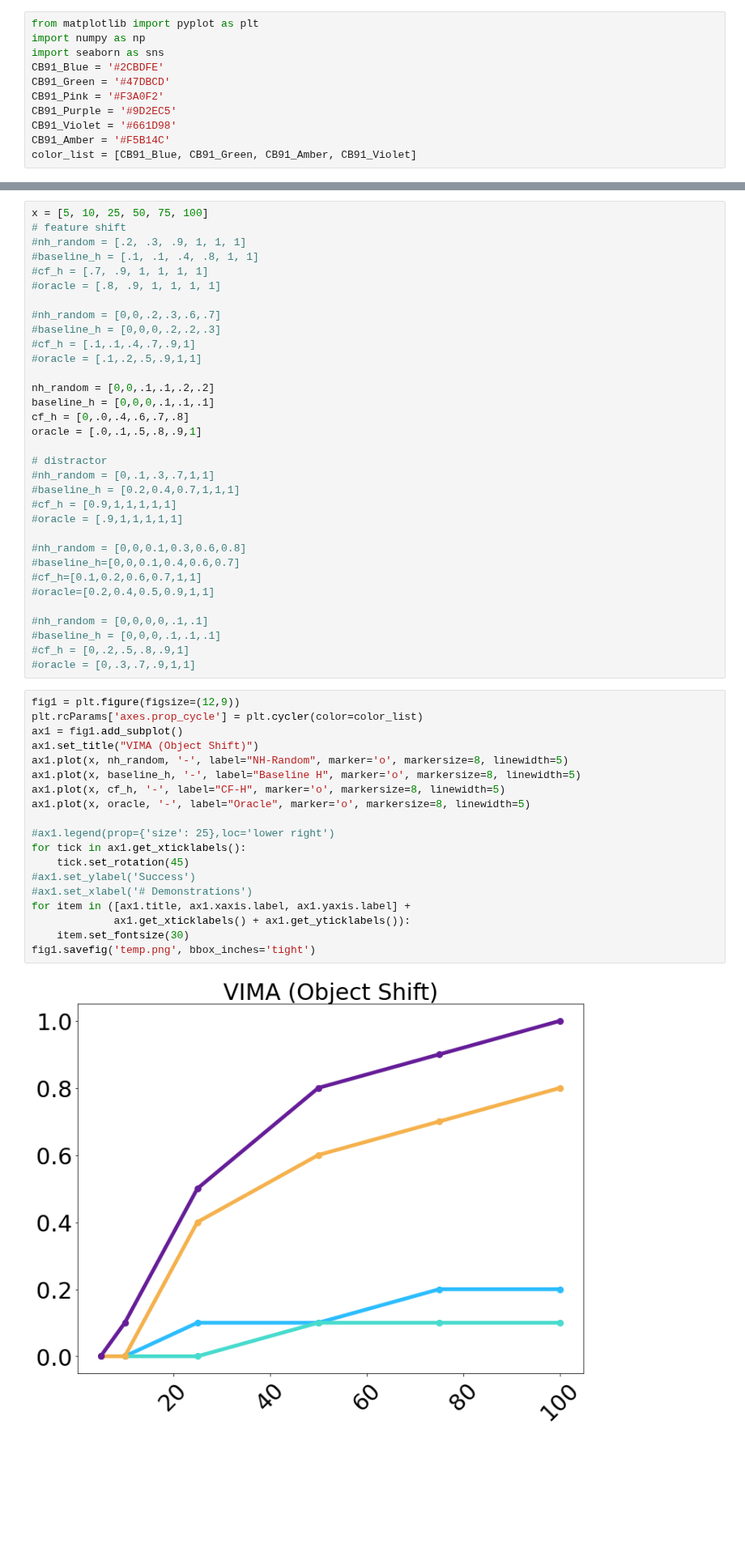
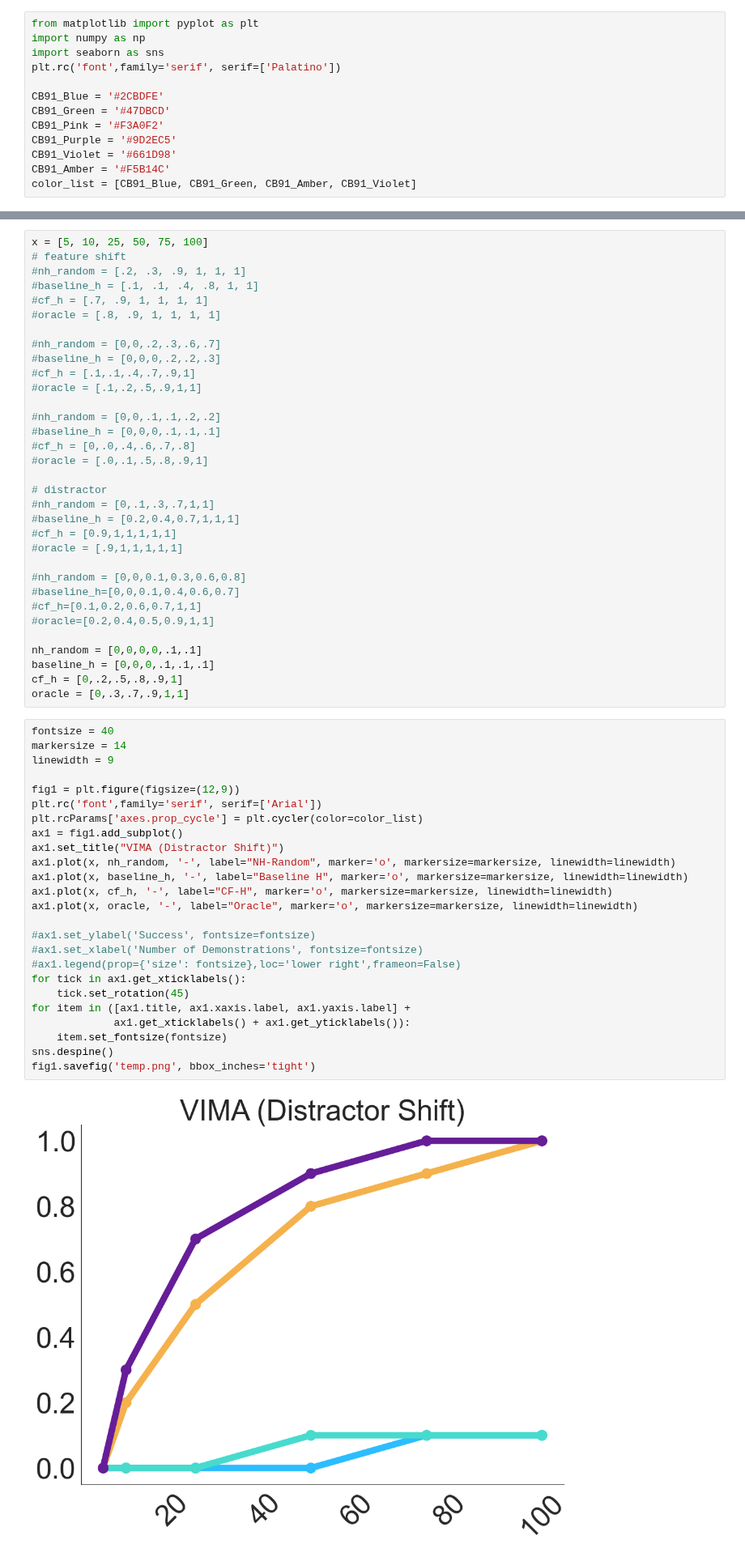
Before and after one commit to andipeng/counterfactual-adaptation, a Jupyter notebook: plots.ipynb, the cells around one changed output, grey strips where cells are left out. Shown at 81% size. Saved outputs shown, nothing was run; the diff lists cells and outputs as text; blank space fills up the shorter version.

Commit message:
new plots

```diff
--- a/plots.ipynb
+++ b/plots.ipynb
@@ -2,6 +2,8 @@
 from matplotlib import pyplot as plt
 import numpy as np
 import seaborn as sns
+plt.rc('font',family='serif', serif=['Palatino'])
+
 CB91_Blue = '#2CBDFE'
 CB91_Green = '#47DBCD'
 CB91_Pink = '#F3A0F2'
@@ -85,10 +82,10 @@ x = [5, 10, 25, 50, 75, 100]
 #cf_h = [.1,.1,.4,.7,.9,1]
 #oracle = [.1,.2,.5,.9,1,1]
 
-nh_random = [0,0,.1,.1,.2,.2]
-baseline_h = [0,0,0,.1,.1,.1]
-cf_h = [0,.0,.4,.6,.7,.8]
-oracle = [.0,.1,.5,.8,.9,1]
+#nh_random = [0,0,.1,.1,.2,.2]
+#baseline_h = [0,0,0,.1,.1,.1]
+#cf_h = [0,.0,.4,.6,.7,.8]
+#oracle = [.0,.1,.5,.8,.9,1]
 
 # distractor
 #nh_random = [0,.1,.3,.7,1,1]
@@ -101,28 +98,34 @@ oracle = [.0,.1,.5,.8,.9,1]
 #cf_h=[0.1,0.2,0.6,0.7,1,1]
 #oracle=[0.2,0.4,0.5,0.9,1,1]
 
-#nh_random = [0,0,0,0,.1,.1]
-#baseline_h = [0,0,0,.1,.1,.1]
-#cf_h = [0,.2,.5,.8,.9,1]
-#oracle = [0,.3,.7,.9,1,1]
+nh_random = [0,0,0,0,.1,.1]
+baseline_h = [0,0,0,.1,.1,.1]
+cf_h = [0,.2,.5,.8,.9,1]
+oracle = [0,.3,.7,.9,1,1]
 # %%
+fontsize = 40
+markersize = 14
+linewidth = 9
+
 fig1 = plt.figure(figsize=(12,9))
+plt.rc('font',family='serif', serif=['Arial'])
 plt.rcParams['axes.prop_cycle'] = plt.cycler(color=color_list)
 ax1 = fig1.add_subplot()
-ax1.set_title("VIMA (Object Shift)")
-ax1.plot(x, nh_random, '-', label="NH-Random", marker='o', markersize=8, linewidth=5)
-ax1.plot(x, baseline_h, '-', label="Baseline H", marker='o', markersize=8, linewidth=5)
-ax1.plot(x, cf_h, '-', label="CF-H", marker='o', markersize=8, linewidth=5)
-ax1.plot(x, oracle, '-', label="Oracle", marker='o', markersize=8, linewidth=5)
+ax1.set_title("VIMA (Distractor Shift)")
+ax1.plot(x, nh_random, '-', label="NH-Random", marker='o', markersize=markersize, linewidth=linewidth)
+ax1.plot(x, baseline_h, '-', label="Baseline H", marker='o', markersize=markersize, linewidth=linewidth)
+ax1.plot(x, cf_h, '-', label="CF-H", marker='o', markersize=markersize, linewidth=linewidth)
+ax1.plot(x, oracle, '-', label="Oracle", marker='o', markersize=markersize, linewidth=linewidth)
 
-#ax1.legend(prop={'size': 25},loc='lower right')
+#ax1.set_ylabel('Success', fontsize=fontsize)
+#ax1.set_xlabel('Number of Demonstrations', fontsize=fontsize)
+#ax1.legend(prop={'size': fontsize},loc='lower right',frameon=False)
 for tick in ax1.get_xticklabels():
     tick.set_rotation(45)
-#ax1.set_ylabel('Success')
-#ax1.set_xlabel('# Demonstrations')
 for item in ([ax1.title, ax1.xaxis.label, ax1.yaxis.label] +
              ax1.get_xticklabels() + ax1.get_yticklabels()):
-    item.set_fontsize(30)
+    item.set_fontsize(fontsize)
+sns.despine()
 fig1.savefig('temp.png', bbox_inches='tight')
 # %% [output]
-[figure, old version]
+[figure, new version]
```
Also changed, not shown: parts of 4 cells of this notebook, 5 other files.
